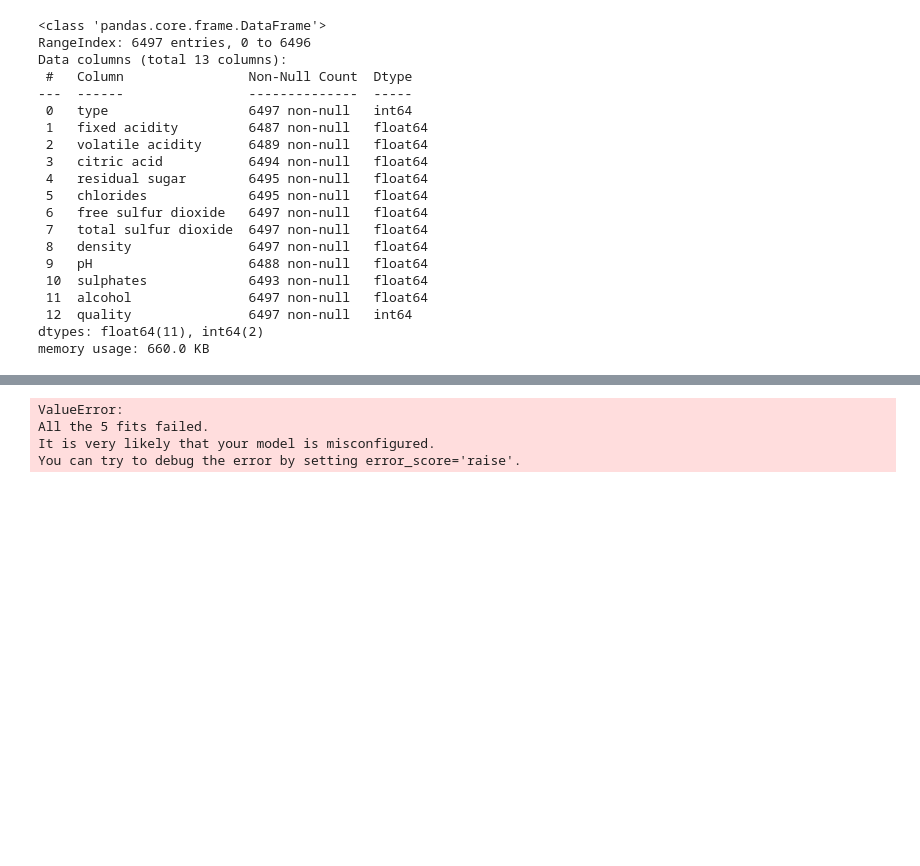
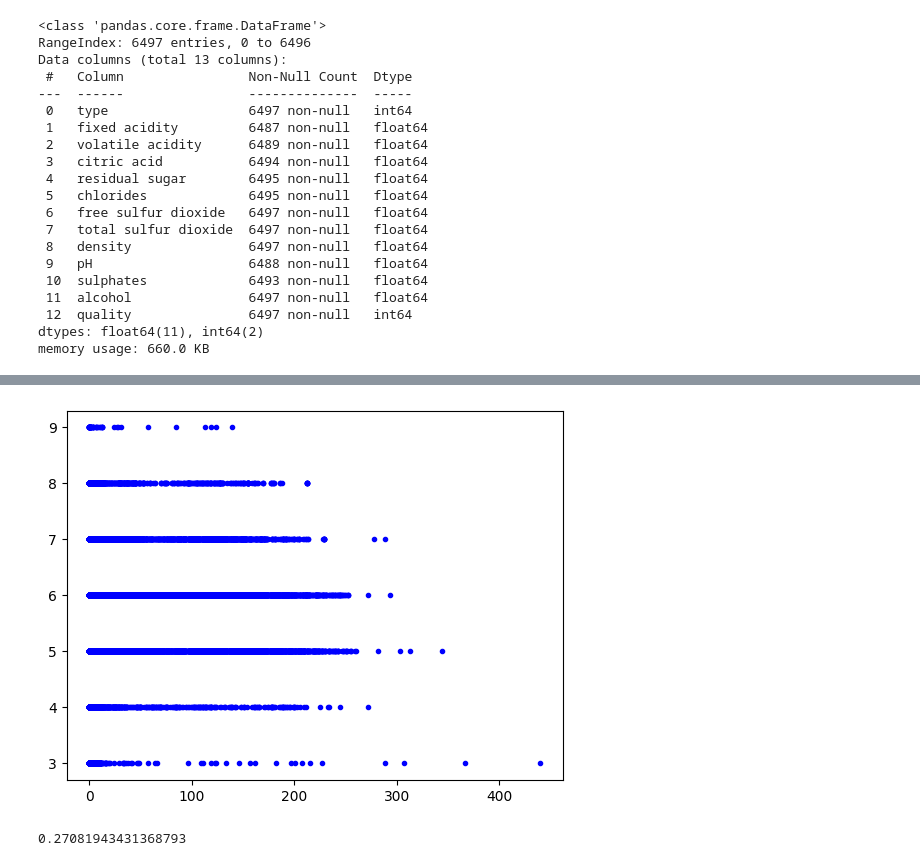
Before and after one commit to datafreak-adi/practice_ignore, a Jupyter notebook: Feature_selection(Task 55).ipynb, the cells around one changed output, grey strips where cells are left out. Saved outputs shown, nothing was run; the diff lists cells and outputs as text; code cells hidden in the pictures; blank space fills up the shorter version.

```diff
--- a/Feature_selection(Task 55).ipynb
+++ b/Feature_selection(Task 55).ipynb
@@ -59,0 +62,20 @@ from sklearn.model_selection import train_test_split
+# %%
+# Dealing with Null Values
+
+for columns in wine_df.columns:
+
+  max= wine_df[columns].max()
+  min= wine_df[columns].min()
+
+
+  #Generating random values into the column
+
+  values =np.random.uniform(min, max, size= wine_df[columns].isnull().sum())
+
+  # converting values generated to series
+
+  random_series=pd.Series(values, index= wine_df[columns][wine_df[columns].isnull()].index)
+
+  # Filling the generated random values
+
+  wine_df.fillna({columns:random_series}, inplace= True)
@@ -60,8 +114,18 @@ from sklearn.model_selection import train_test_split
 # %%
+
+wine_df.drop(columns= "type", inplace= True)
 X= wine_df.iloc[: , : -1]
 Y= wine_df.iloc[:, -1]
 
-X_train, X_test, Y_train, Y_test= train_test_split(X,Y,test_size=0.2, random_state=1)
+X_test, X_train, Y_test, Y_train= train_test_split(X,Y, test_size= 0.2, random_state= 42)
+# %%
+import matplotlib.pyplot as plt
+
+plt.plot(X,Y, 'b.')
+
+plt.show()
+# %% [output]
+[figure, added]
 # %%
 from sklearn.preprocessing import StandardScaler
 
@@ -69,15 +133,14 @@ sc= StandardScaler()
 
 X_train= sc.fit_transform(X_train)
 X_test= sc.fit_transform(X_test)
-# %%
-from sklearn.metrics import r2_score
-model = LinearRegression()
-
-
-print("training",np.mean(cross_val_score(model, X_train, Y_train, cv=5, scoring='r2')))
-print("testing",np.mean(cross_val_score(model, X_test, Y_test, cv=5, scoring='r2')))
-# %% [output]
-ValueError:
-All the 5 fits failed.
-It is very likely that your model is misconfigured.
-You can try to debug the error by setting error_score='raise'.
+# %%
+from sklearn.metrics import r2_score
+lr= LinearRegression()
+
+lr.fit(X_train,Y_train)
+
+Y_pred= lr.predict(X_test)
+
+r2_score(Y_test, Y_pred)
+# %% [output]
+0.27081943431368793
```
Also changed, not shown: parts of 10 cells of this notebook.
